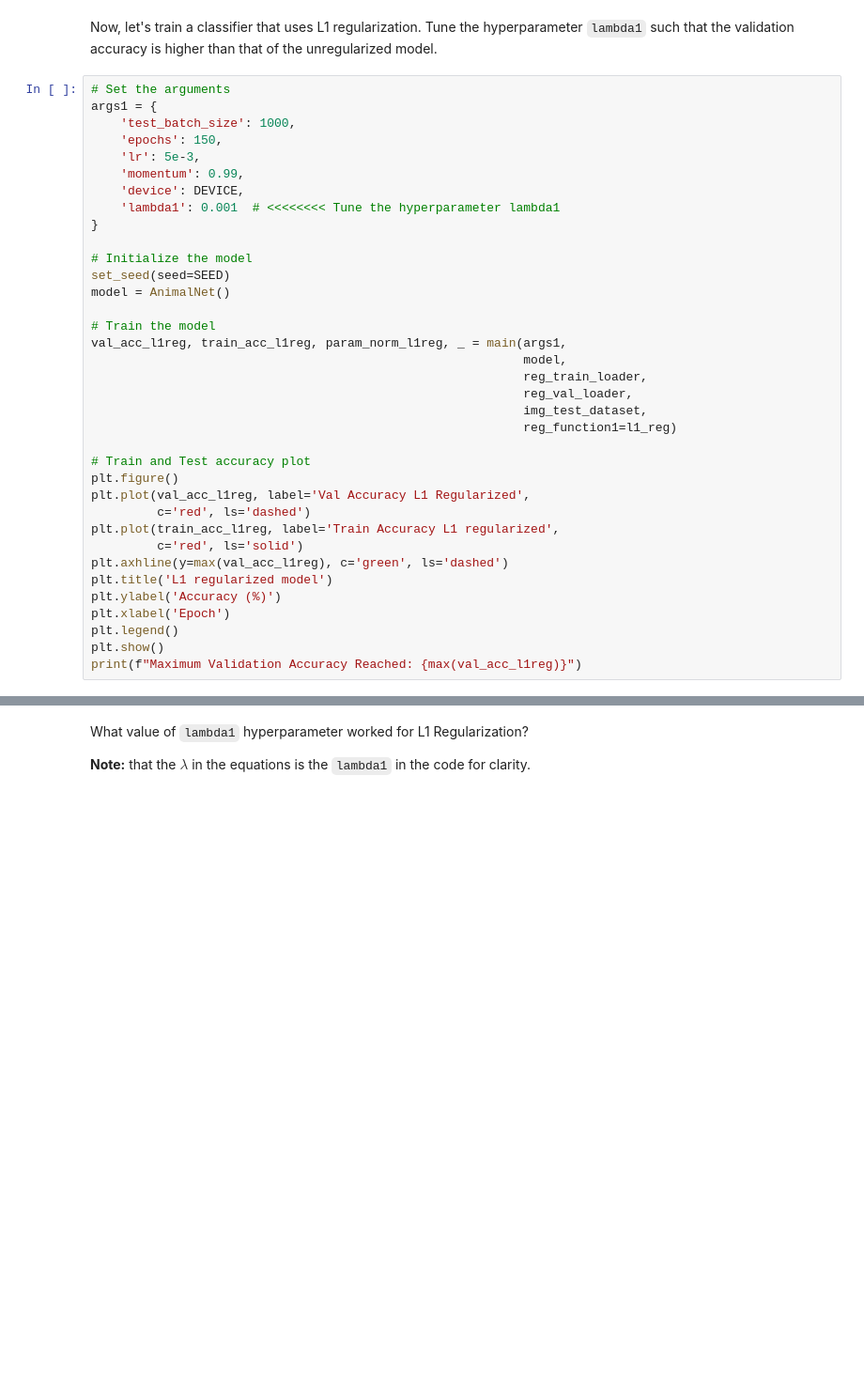
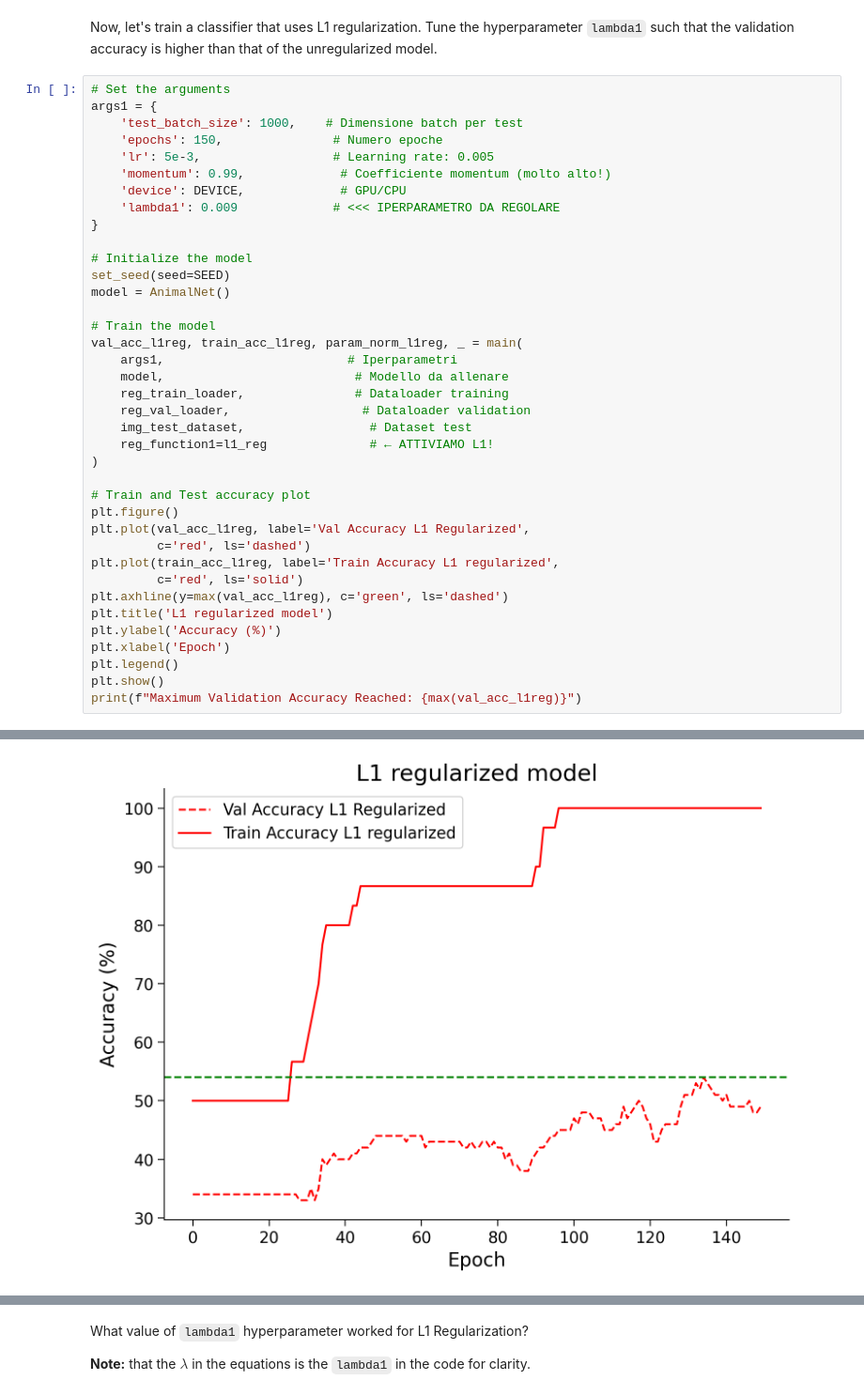
Before and after one commit to rikiatzori/DL, a Jupyter notebook: tutorials/W2D1_Regularization/student/W2D1_Tutorial2.ipynb, the cells around one changed output, grey strips where cells are left out. Shown at 94% size. Cells and saved outputs as stored; diff of their text form; blank space fills up the shorter version.

```diff
--- a/tutorials/W2D1_Regularization/student/W2D1_Tutorial2.ipynb
+++ b/tutorials/W2D1_Regularization/student/W2D1_Tutorial2.ipynb
@@ -902,12 +927,12 @@ Now, let's train a classifier that uses L1 regularization. Tune the hyperparamet
 # %%
 # Set the arguments
 args1 = {
-    'test_batch_size': 1000,
-    'epochs': 150,
-    'lr': 5e-3,
-    'momentum': 0.99,
-    'device': DEVICE,
-    'lambda1': 0.001  # <<<<<<<< Tune the hyperparameter lambda1
+    'test_batch_size': 1000,    # Dimensione batch per test
+    'epochs': 150,               # Numero epoche
+    'lr': 5e-3,                  # Learning rate: 0.005
+    'momentum': 0.99,             # Coefficiente momentum (molto alto!)
+    'device': DEVICE,             # GPU/CPU
+    'lambda1': 0.009             # <<< IPERPARAMETRO DA REGOLARE
 }
 
 # Initialize the model
@@ -915,12 +940,14 @@ set_seed(seed=SEED)
 model = AnimalNet()
 
 # Train the model
-val_acc_l1reg, train_acc_l1reg, param_norm_l1reg, _ = main(args1,
-                                                           model,
-                                                           reg_train_loader,
-                                                           reg_val_loader,
-                                                           img_test_dataset,
-                                                           reg_function1=l1_reg)
+val_acc_l1reg, train_acc_l1reg, param_norm_l1reg, _ = main(
+    args1,                         # Iperparametri
+    model,                          # Modello da allenare
+    reg_train_loader,               # Dataloader training
+    reg_val_loader,                  # Dataloader validation
+    img_test_dataset,                 # Dataset test
+    reg_function1=l1_reg              # ← ATTIVIAMO L1!
+)
 
 # Train and Test accuracy plot
 plt.figure()
@@ -935,3 +962,4 @@ plt.xlabel('Epoch')
 plt.legend()
 plt.show()
 print(f"Maximum Validation Accuracy Reached: {max(val_acc_l1reg)}")
+# %% [output]
@@ -937,0 +967 @@ print(f"Maximum Validation Accuracy Reached: {max(val_acc_l1reg)}")
+[figure, added]
```
Also changed, not shown: parts of 27 cells of this notebook.
